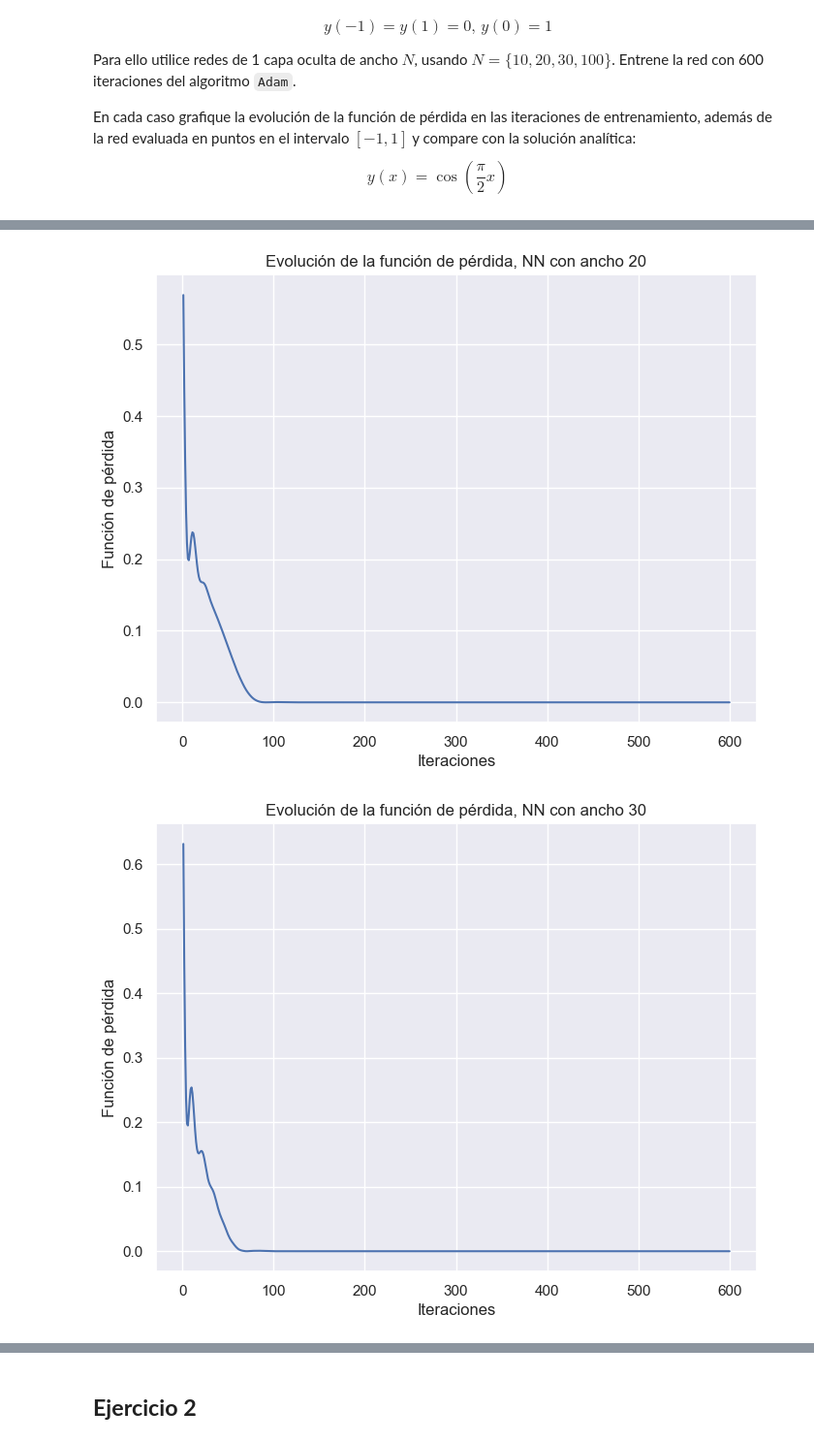
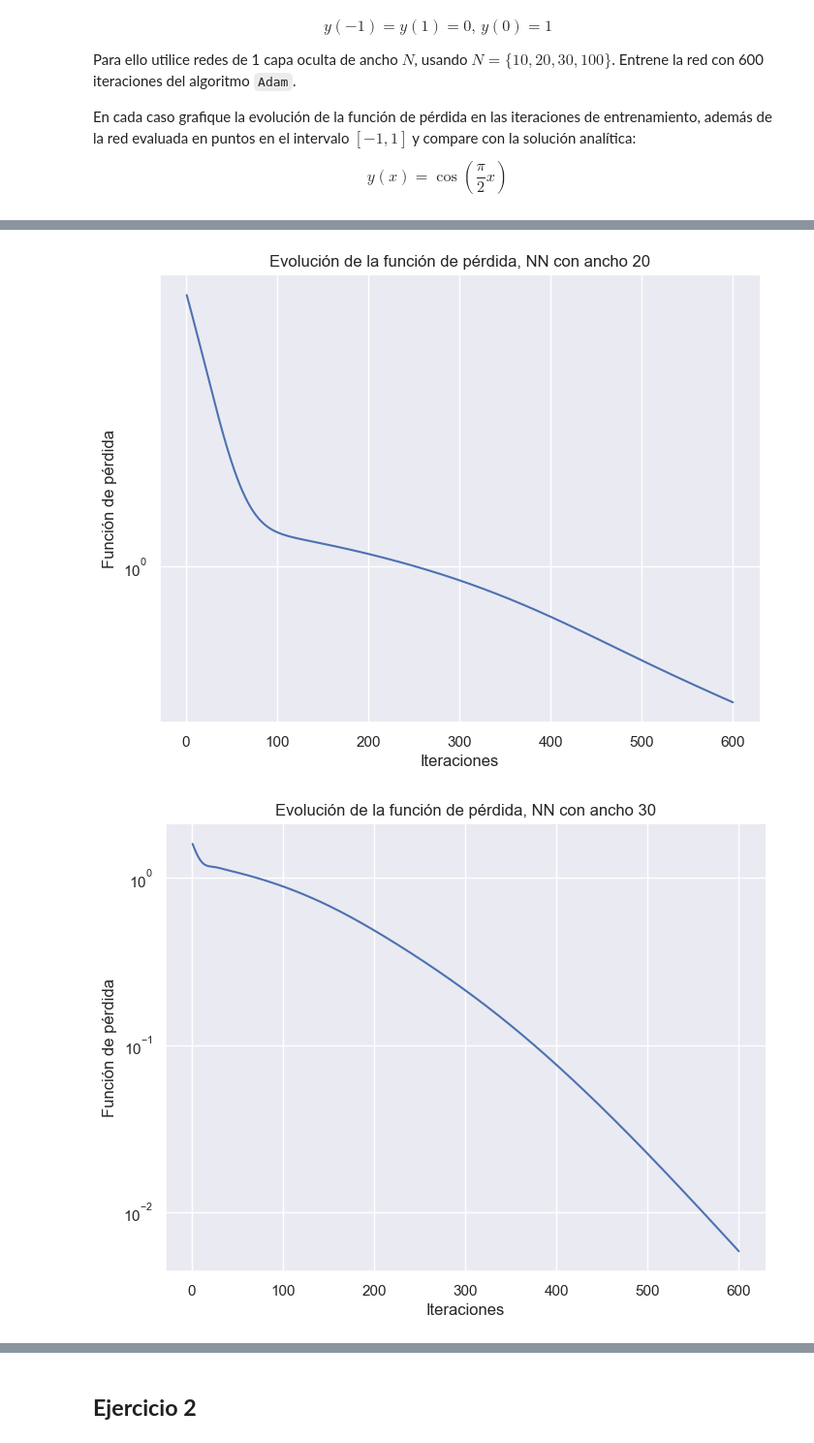
Before and after one commit to Sebastijo/Topicos-Matematicos-en-ML-y-DL, a Jupyter notebook: Tarea 1/MA5606_Tarea_1_Enunciado.ipynb, the cells around one changed output, grey strips where cells are left out. Shown at 97% size. Saved outputs shown, nothing was run; the diff lists cells and outputs as text; code cells hidden in the pictures.

```diff
--- a/Tarea 1/MA5606_Tarea_1_Enunciado.ipynb
+++ b/Tarea 1/MA5606_Tarea_1_Enunciado.ipynb
@@ -126,7 +128,7 @@ Notas:
 '\nNotas:\n- Un modulo de PyTorch es una red neuronal creada con PyTorch.\n- nn.Module es la clase base para todos los módulos de PyTorch.\n- nn.ModuleList es similar a las listas de python diseñada e ...
 # %%
 def derivative(
-    f: callable, x: torch.Tensor, order: int = 1, create_graph: bool = False
+    f: callable, x: torch.Tensor, order: int = 1
 ) -> torch.Tensor:
     """
     Toma una función y una colección del dominio y entrega la derivada del orden deciado de la función en esos puntos en un tensor.
@@ -135,7 +137,6 @@ def derivative(
         - f (callable): Función de la que se quiere calcular la derivada.
         - x (torch.Tensor): Tensor de puntos en los que se quiere calcular la derivada.
         - order (int): Orden de la derivada que se quiere calcular.
-        - create_graph (bool): Si es True, se crea un grafo de computación para la última derivada. Útil para calcular derivadas de orden superior.
 
     Returns:
         - torch.Tensor: Tensor con las derivadas de f en los puntos de variable.
@@ -143,7 +144,7 @@ def derivative(
     Raises:
         - AssertionError: Si f no es una función.
         - AssertionError: Si x no es un tensor.
-        - AssertionError: Si x no tiene el atributo requires_grad en True.
+
     """
     assert callable(f), "Error: f debe ser una función."
     assert isinstance(x, torch.Tensor), f"Error: variable debe ser un tensor pero es {type(x)}."
@@ -152,13 +153,10 @@ def derivative(
     ), "Error: order debe ser un entero positivo."
 
     x.requires_grad_()
-    y = f(x)
+    y = f(x).unsqueeze(0)
 
-    for n in range(order):
-        hidden_create_graph = create_graph if n == order - 1 else True
-        y = torch.autograd.grad(
-            y, x, grad_outputs=torch.ones_like(y), create_graph=hidden_create_graph
-        )[0]
+    for _ in range(order):
+        y = torch.autograd.grad(y.sum(), x, create_graph=True)[0]
 
     return y
 # %% [markdown]
@@ -175,26 +173,33 @@ En cada caso grafique la evolución de la función de pérdida en las iteracione
 
 $$ y(x) = \cos \left (\frac{\pi}{2} x \right ) $$
 # %%
-torch.manual_seed(42)
+torch.manual_seed(115)
 
 # El problema:
 analitic = lambda x: torch.cos((np.pi / 2) * x)
-x0 = torch.tensor([[-1.0], [1.0], [0.0]])
-y0 = torch.tensor([[0.0], [0.0], [1.0]])
+x0 = torch.tensor([[-1.0], [0.0], [1.0]])
+y0 = torch.tensor([[0.0], [1.0], [0.0]])
+initial_relevance = torch.tensor([[1.0], [3.0], [1.0]])
 
 # Parametros
-gamma = 0.01  # Learning rate.
+gamma = 0.001  # Learning rate.
 N = [
      10,
      20,
      30,
      100
-     ]  # Anchos de las NN.
-resolution = 1000  # Cardinalidad de la partición de [-1,1].
-X = (2 * torch.rand(resolution) - 1).unsqueeze(1)  # partición de [-1,1].
-w0 = 0.9999
+     ]
+
+# Anchos de las NN.
+resolution = 8000  # Cardinalidad de la partición de [-1,1].
+
+X, lamb= roots_legendre(resolution)
+X = torch.tensor(X,dtype=torch.float32).unsqueeze(1).requires_grad_()
+lamb = torch.tensor(lamb,dtype=torch.float32).unsqueeze(1)
+
+w0 = 0.5
 wphi = 1 - w0
-w = (w0, wphi)  # Pesos para la función error.
+w = (w0, wphi)  # Pesos para la función error.,
 iters = 600  # Iteraciones de entrenamiento.
 
 # Listas de redes y optimizadores
@@ -226,22 +231,23 @@ def error(NN: NeuralNetwork, X: torch.Tensor) -> torch.Tensor:
     Raises:
         - AssertionError: Si NN no es una red neuronal.
     """
-    assert isinstance(NN, nn.Module), "Error: NN debe ser una red neuronal."
+    assert callable(NN), "Error: NN debe ser un callable."
 
     loss = nn.MSELoss()
-
     # Error inicial
     NN_y0 = NN(x0)
-    MSE0 = loss(NN_y0, y0)
+    MSE0 = torch.sum((NN_y0 - y0)**2 * initial_relevance)
 
-    # Predicción de la red
     epsilon = derivative(NN, X, order=2) + ((np.pi**2) / 4) * NN(X)
-    MSEphi = loss(epsilon, torch.zeros_like(epsilon))
+    MSEphi = torch.sum((epsilon**2) * lamb)
 
     objective = w[0] * MSE0 + w[1] * MSEphi
 
     return objective
 
+analitic_error = error(analitic, X).item()
+print("Error de la función analítica:", analitic_error)
+assert math.isclose(analitic_error, 0, abs_tol=1e-10), "Error en la función error."
 
 # Función necesaria para el optimizador
 def closure(
@@ -256,7 +262,7 @@ def closure(
 loss_record = {f"{width}": [] for width in N}
 
 
-def train(NN: NeuralNetwork, X: torch.Tensor, optimizer: optim.Optimizer) -> None:
+def train(NN: NeuralNetwork, X: torch.Tensor, optimizer: optim.Optimizer, idx) -> None:
     """
     Función que entrena una red neuronal.
 
@@ -292,13 +298,14 @@ def train(NN: NeuralNetwork, X: torch.Tensor, optimizer: optim.Optimizer) -> Non
             # Paso del optimizador
             optimizer.step(lambda: closure(NN, optimizer, X))
 
+            if idx == len(N) -1 and iter % 5 == 0:
+                process.append(NN(X))
+
             # Imprimimos la pérdida en cada iteración, cada ciertas iteraciones
             if iter % 100 == 0:
                 data["Iteración"].append(iter)
                 data["Pérdida"].append(error_value)
 
-            if error_value >= 10:
-                break
 
     # Hacer esta sentencia try, except de esta forma hace que
     # podamos parar el entrenamiento sin que haya error
@@ -307,10 +314,11 @@ def train(NN: NeuralNetwork, X: torch.Tensor, optimizer: optim.Optimizer) -> Non
     data = pd.DataFrame(data)
     print(data.to_string(index=False))
 
-
-for NN, optimizer in zip(neural_list, optimizer_list):
+process = []
+for idx, NN, optimizer in enumerate(zip(neural_list, optimizer_list)):
     print(f"Width = {NN.first_layer.out_features}:")
-    train(NN, X, optimizer)
+    train(NN, X, optimizer, idx)
+process = [element.detach().numpy() for element in process]
 
 for width in N:
     # Gráfico de la función de pérdida en las iteraciones
@@ -318,6 +326,7 @@ for width in N:
     plt.plot(range(1, iters + 1), loss_record[f"{width}"])
     plt.xlabel("Iteraciones")
     plt.ylabel("Función de pérdida")
+    plt.yscale("log")
     plt.title(f"Evolución de la función de pérdida, NN con ancho {width}")
     plt.show()
 # %% [output]
@@ -342,2 +351,2 @@ Width = 20:
-[figure, old version]
+[figure, new version]
-[figure, old version]
+[figure, new version]
```
Also changed, not shown: parts of 4 cells of this notebook, 1 other file.
